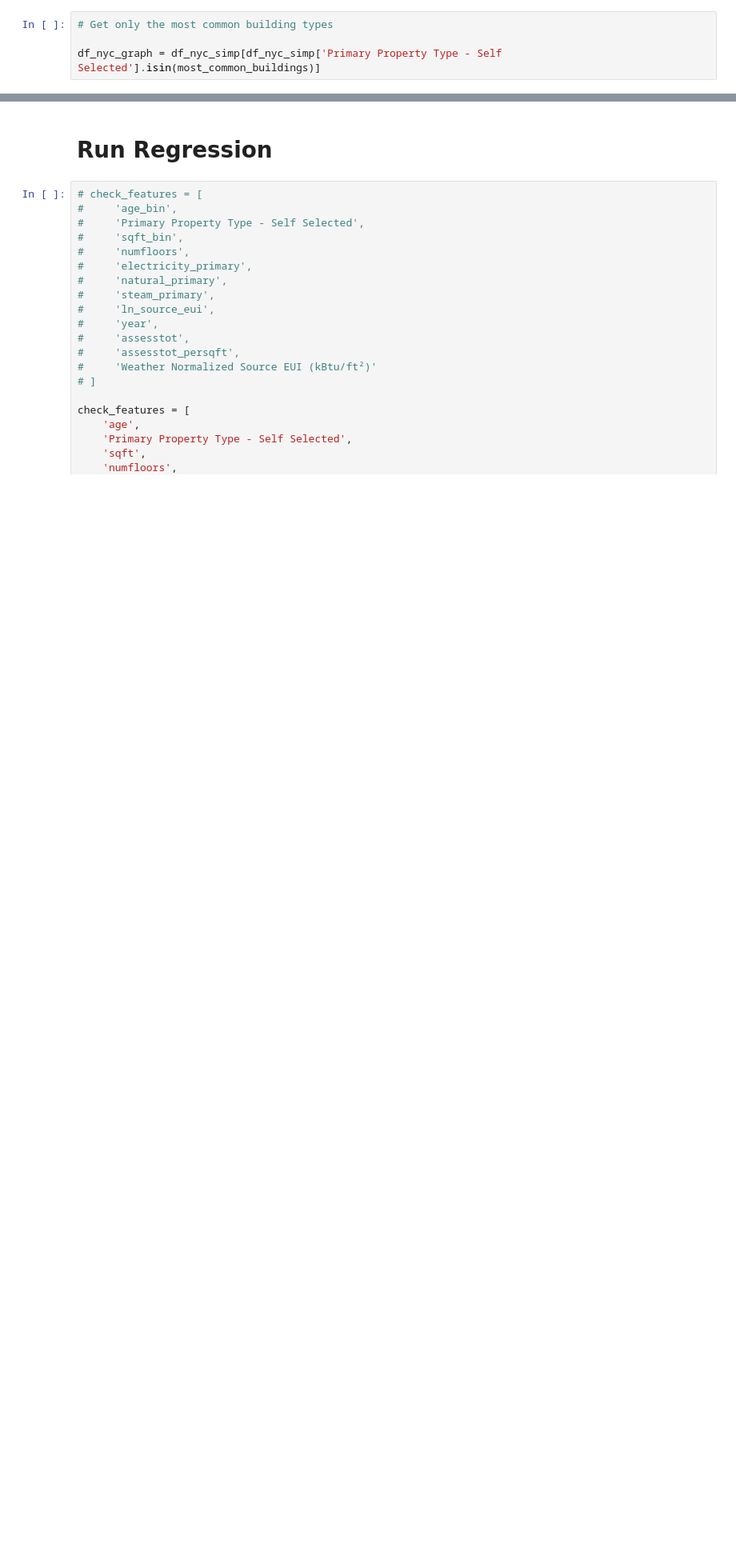
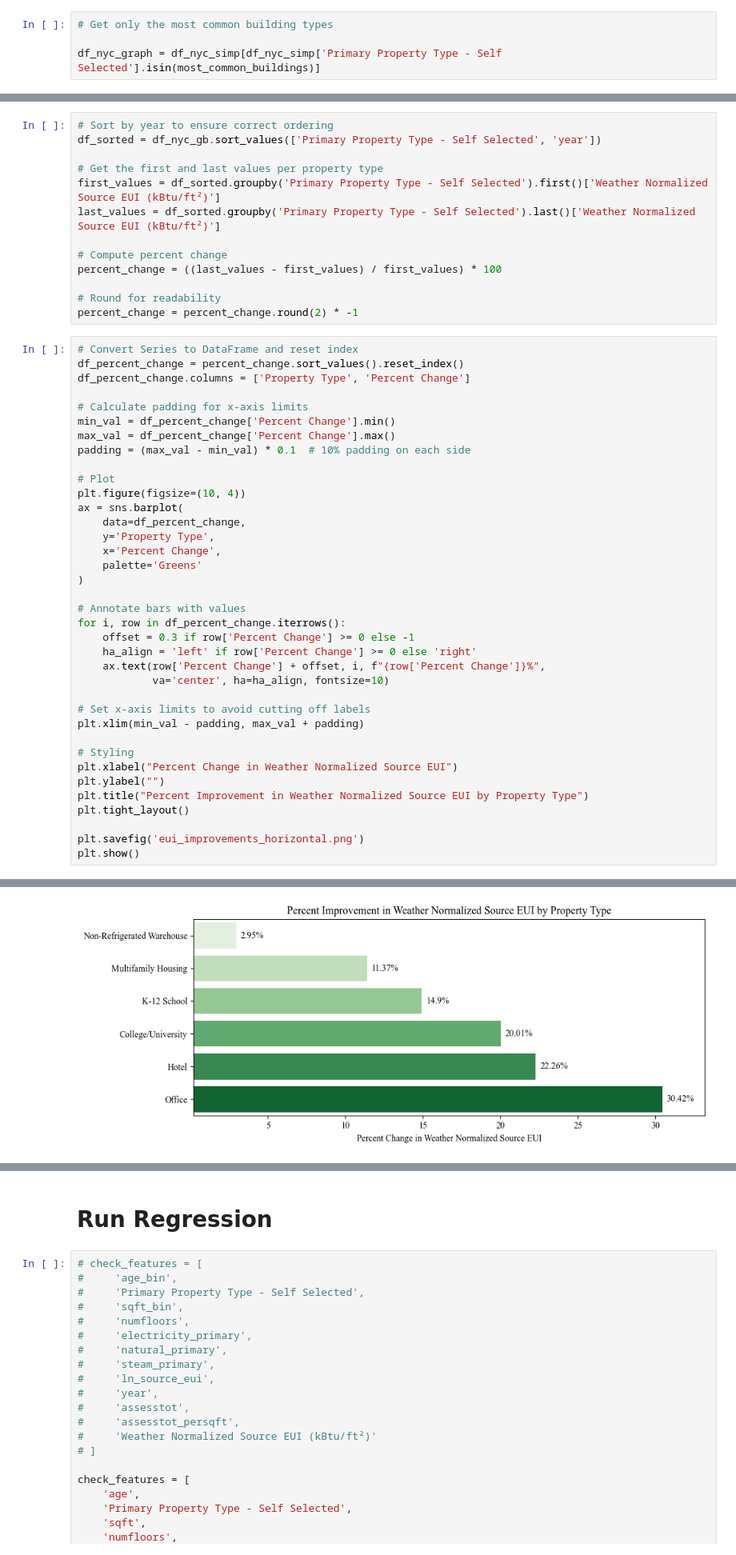
Before and after one commit to etienne-busnel/Energy_Benchmarking_Senior_Thesis, a Jupyter notebook: 2_analysis.ipynb, the cells around one changed output, grey strips where cells are left out. Shown at 80% size. Saved outputs shown, nothing was run; the diff lists cells and outputs as text; blank space fills up the shorter version.

```diff
--- a/2_analysis.ipynb
+++ b/2_analysis.ipynb
@@ -249,0 +260,51 @@ fig.show()
+# %%
+# Sort by year to ensure correct ordering
+df_sorted = df_nyc_gb.sort_values(['Primary Property Type - Self Selected', 'year'])
+
+# Get the first and last values per property type
+first_values = df_sorted.groupby('Primary Property Type - Self Selected').first()['Weather Normalized Source EUI (kBtu/ft²)']
+last_values = df_sorted.groupby('Primary Property Type - Self Selected').last()['Weather Normalized Source EUI (kBtu/ft²)']
+
+# Compute percent change
+percent_change = ((last_values - first_values) / first_values) * 100
+
+# Round for readability
+percent_change = percent_change.round(2) * -1
+# %%
+# Convert Series to DataFrame and reset index
+df_percent_change = percent_change.sort_values().reset_index()
+df_percent_change.columns = ['Property Type', 'Percent Change']
+
+# Calculate padding for x-axis limits
+min_val = df_percent_change['Percent Change'].min()
+max_val = df_percent_change['Percent Change'].max()
+padding = (max_val - min_val) * 0.1  # 10% padding on each side
+
+# Plot
+plt.figure(figsize=(10, 4))
+ax = sns.barplot(
+    data=df_percent_change,
+    y='Property Type',
+    x='Percent Change',
+    palette='Greens'
+)
+
+# Annotate bars with values
+for i, row in df_percent_change.iterrows():
+    offset = 0.3 if row['Percent Change'] >= 0 else -1
+    ha_align = 'left' if row['Percent Change'] >= 0 else 'right'
+    ax.text(row['Percent Change'] + offset, i, f"{row['Percent Change']}%",
+            va='center', ha=ha_align, fontsize=10)
+
+# Set x-axis limits to avoid cutting off labels
+plt.xlim(min_val - padding, max_val + padding)
+
+# Styling
+plt.xlabel("Percent Change in Weather Normalized Source EUI")
+plt.ylabel("")
+plt.title("Percent Improvement in Weather Normalized Source EUI by Property Type")
+plt.tight_layout()
+
+plt.savefig('eui_improvements_horizontal.png')
+plt.show()
+# %% [output]
@@ -250,3 +312,4 @@ fig.show()
+[figure, added]
 # %%
 # Plot
 plt.figure(figsize=(12, 6))
```
Also changed, not shown: parts of 36 cells of this notebook.
